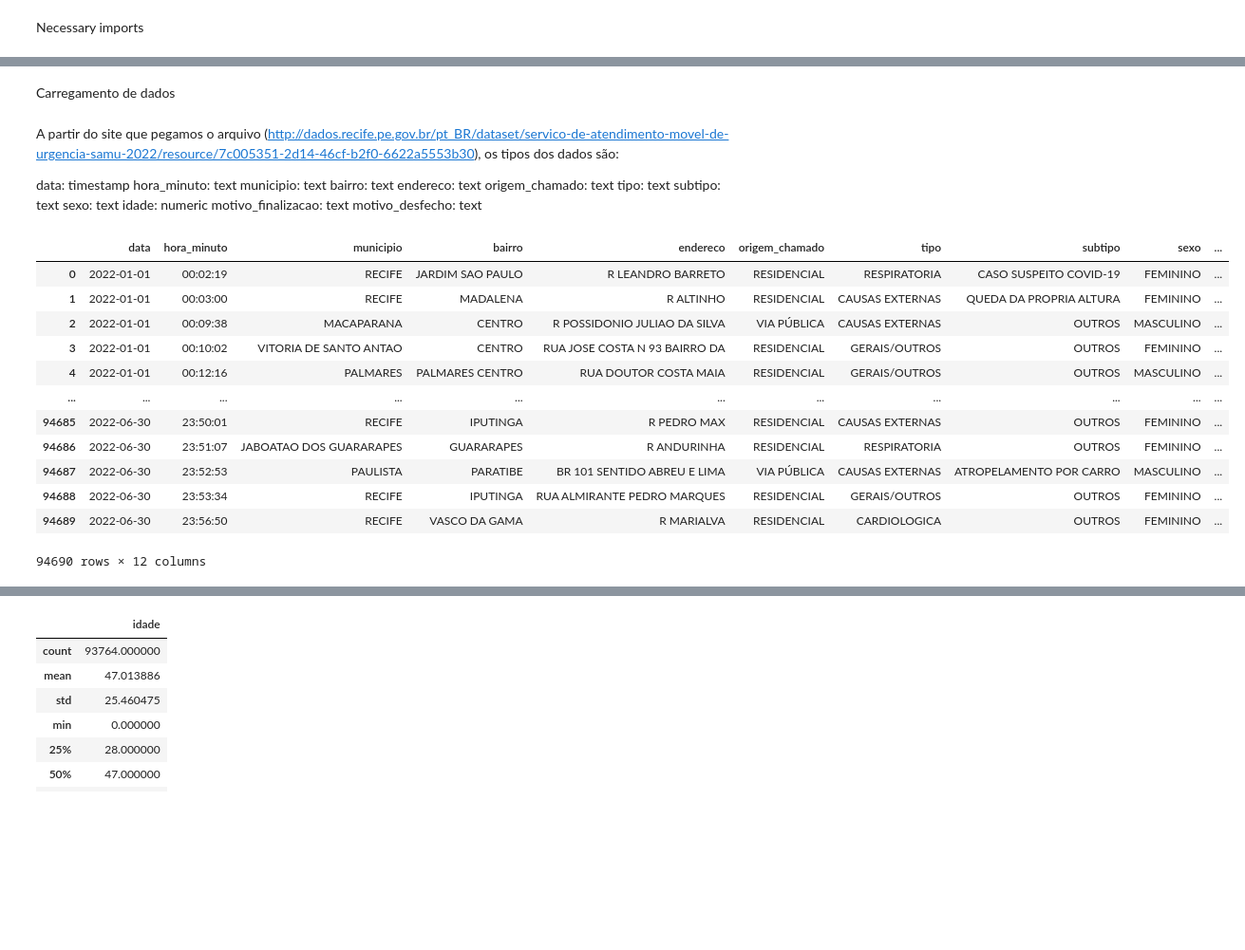
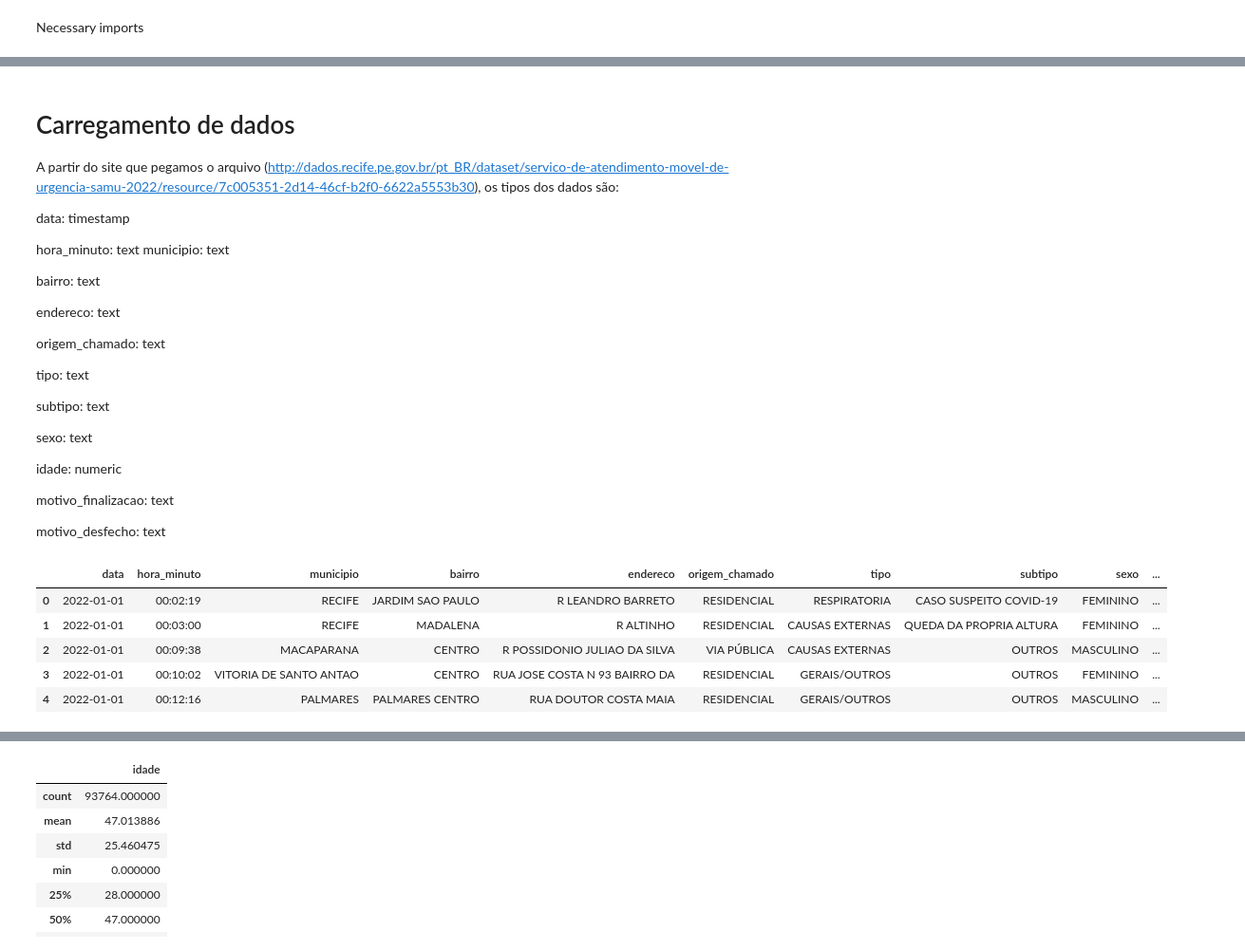
Before and after one commit to alpsilva/emergency-occurrences-recife, a Jupyter notebook: study.ipynb, the cells around one changed output, grey strips where cells are left out. Shown at 95% size. Cells and saved outputs as stored; diff of their text form; code cells hidden in the pictures; blank space fills up the shorter version.

```diff
--- a/study.ipynb
+++ b/study.ipynb
@@ -30,50 +30,53 @@ Note: you may need to restart the kernel to use updated packages.
-# %% [markdown]
-Carregamento de dados
 # %% [markdown]
+# Carregamento de dados
+
 A partir do site que pegamos o arquivo (http://dados.recife.pe.gov.br/pt_BR/dataset/servico-de-atendimento-movel-de-urgencia-samu-2022/resource/7c005351-2d14-46cf-b2f0-6622a5553b30), os tipos dos dados são:
 
 data: timestamp
+
 hora_minuto: text municipio: text
+
 bairro: text
+
 endereco: text
+
 origem_chamado: text
+
 tipo: text
+
 subtipo: text
+
 sexo: text
+
 idade: numeric
+
 motivo_finalizacao: text
+
 motivo_desfecho: text
 # %%
 dtypes = {
     "hora_minuto":  str,
     "municipio": "category",
     "bairro": "category",
     "endereco": "category",
     "origem_chamado": "category",
     "tipo": "category",
     "subtipo": "category",
     "sexo": "category",
     "idade": float,
     "motivo_finalizacao": "category",
     "motivo_desfecho": "category",
 }
 
 columns_to_datetime = ["data"]
 
 raw_df = pd.read_csv("./datasets/ocorrencias2022.csv", sep=';', dtype=dtypes, parse_dates=columns_to_datetime)
-raw_df
+raw_df.head()
 # %% [output]
 |  | data | hora_minuto | municipio | bairro | endereco | origem_chamado | tipo | subtipo | sexo | ... |
 | 0 | 2022-01-01 | 00:02:19 | RECIFE | JARDIM SAO PAULO | R LEANDRO BARRETO | RESIDENCIAL | RESPIRATORIA | CASO SUSPEITO COVID-19 | FEMININO | ... |
 | 1 | 2022-01-01 | 00:03:00 | RECIFE | MADALENA | R ALTINHO | RESIDENCIAL | CAUSAS EXTERNAS | QUEDA DA PROPRIA ALTURA | FEMININO | ... |
 | 2 | 2022-01-01 | 00:09:38 | MACAPARANA | CENTRO | R POSSIDONIO JULIAO DA SILVA | VIA PÚBLICA | CAUSAS EXTERNAS | OUTROS | MASCULINO | ... |
 | 3 | 2022-01-01 | 00:10:02 | VITORIA DE SANTO ANTAO | CENTRO | RUA JOSE COSTA N 93 BAIRRO DA | RESIDENCIAL | GERAIS/OUTROS | OUTROS | FEMININO | ... |
 | 4 | 2022-01-01 | 00:12:16 | PALMARES | PALMARES CENTRO | RUA DOUTOR COSTA MAIA | RESIDENCIAL | GERAIS/OUTROS | OUTROS | MASCULINO | ... |
-| ... | ... | ... | ... | ... | ... | ... | ... | ... | ... | ... |
-| 94685 | 2022-06-30 | 23:50:01 | RECIFE | IPUTINGA | R PEDRO MAX | RESIDENCIAL | CAUSAS EXTERNAS | OUTROS | FEMININO | ... |
-| 94686 | 2022-06-30 | 23:51:07 | JABOATAO DOS GUARARAPES | GUARARAPES | R ANDURINHA | RESIDENCIAL | RESPIRATORIA | OUTROS | FEMININO | ... |
-| 94687 | 2022-06-30 | 23:52:53 | PAULISTA | PARATIBE | BR 101 SENTIDO ABREU E LIMA | VIA PÚBLICA | CAUSAS EXTERNAS | ATROPELAMENTO POR CARRO | MASCULINO | ... |
-| 94688 | 2022-06-30 | 23:53:34 | RECIFE | IPUTINGA | RUA ALMIRANTE PEDRO MARQUES | RESIDENCIAL | GERAIS/OUTROS | OUTROS | FEMININO | ... |
-| 94689 | 2022-06-30 | 23:56:50 | RECIFE | VASCO DA GAMA | R MARIALVA | RESIDENCIAL | CARDIOLOGICA | OUTROS | FEMININO | ... |
-94690 rows × 12 columns
 # %% [markdown]
```
Also changed, not shown: parts of 20 cells of this notebook.
